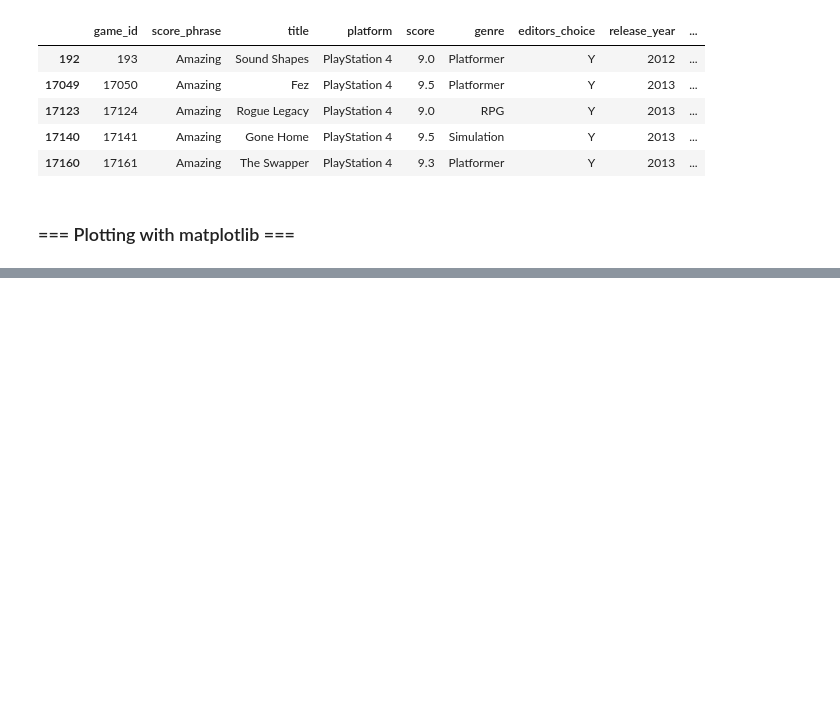
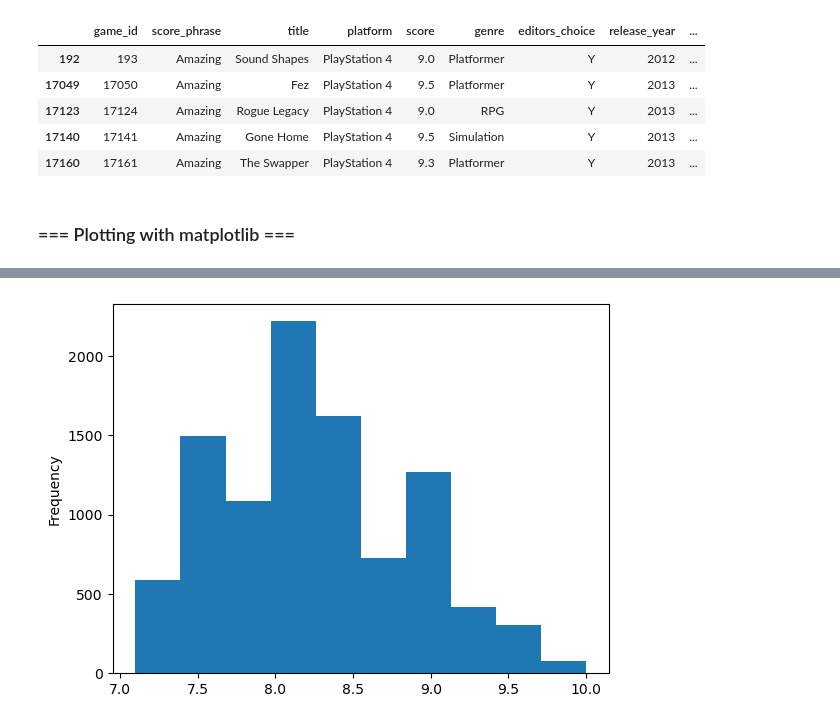
Before and after one commit to StewartStack/DAStudyBackups, a Jupyter notebook: DataStudies1/stewartstack_reviews_IGNanalysis.ipynb, the cells around one changed output, grey strips where cells are left out. Cells and saved outputs as stored; diff of their text form; code cells hidden in the pictures; blank space fills up the shorter version.

```diff
--- a/DataStudies1/stewartstack_reviews_IGNanalysis.ipynb
+++ b/DataStudies1/stewartstack_reviews_IGNanalysis.ipynb
@@ -323 +322,6 @@ reviews['score'].plot(kind = 'hist')
 [figure]
+# %%
+# All scores > 7
+filtered_reviews['score'].plot(kind = 'hist');
+# %% [output]
+[figure, added]
```
Also changed, not shown: parts of 2 cells of this notebook.
